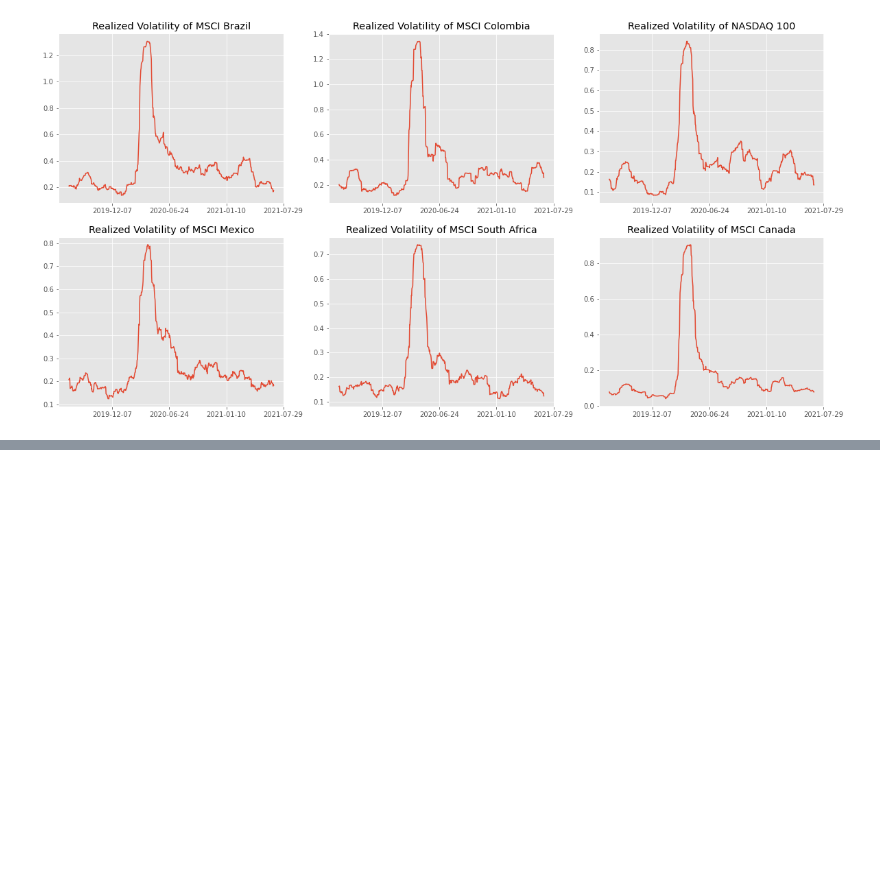
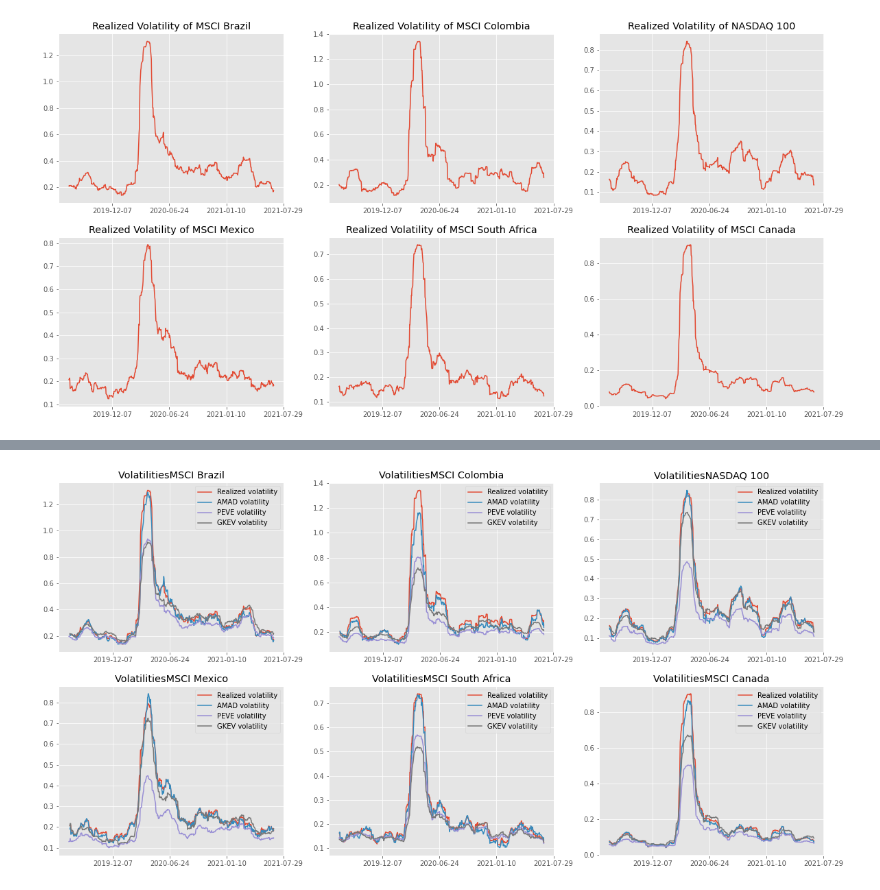
Before and after one commit to andresem/VolatilityForecasting, a Jupyter notebook: VolatilityForecasting.ipynb, the cells around one changed output, grey strips where cells are left out. Saved outputs shown, nothing was run; the diff lists cells and outputs as text; code cells hidden in the pictures; blank space fills up the shorter version.

```diff
--- a/VolatilityForecasting.ipynb
+++ b/VolatilityForecasting.ipynb
@@ -145,0 +156,36 @@ The implied volatility model used is:
+# %%
+def amad(data, n):
+  volatilities = []
+  returns = log_return(data).dropna()
+  for local_returns in returns.rolling(window = n):
+    volatilities.append(sqrt(252*np.pi/2)*1/n*sum(abs((local_returns - local_returns.mean()))))
+  return pd.Series(volatilities[n-1:], index = returns[n-1:].index)
+
+def peve(data, n):
+  volatilities = []
+  for local_data in data.rolling(window = n):
+    volatilities.append(sqrt(252/n*sum(1/(4*np.log(2))*(np.log(local_data.High/local_data.Low)**2))))
+  return pd.Series(volatilities[n-1:], index = data[n-1:].index)
+
+def gkev(data, n):
+  volatilities = []
+  logOC = np.log(data.Open/data.Price.shift(1))
+  for local_data in data.rolling(window = n):
+    volatilities.append(sqrt(252/n*sum(logOC[local_data.index]**2 + 1/2*np.log(local_data.High/local_data.Low)**2
+                                        -(2*np.log(2)-1)*np.log(local_data.Price/local_data.Open)**2)))
+  return pd.Series(volatilities[n-1:], index = data[n-1:].index).dropna()
+# %%
+fig, axs = plt.subplots(2, 3)
+
+for i in range(len(names)):
+  axs.reshape(-1)[i].plot(realized_volatility(dataframes[i], 30), label = 'Realized volatility')
+  axs.reshape(-1)[i].plot(amad(dataframes[i], 30), label = 'AMAD volatility')
+  axs.reshape(-1)[i].plot(peve(dataframes[i], 30), label = 'PEVE volatility')
+  axs.reshape(-1)[i].plot(gkev(dataframes[i], 30), label = 'GKEV volatility')
+  axs.reshape(-1)[i].legend()
+  axs.reshape(-1)[i].set_title('Volatilities' + names[i])
+  axs.reshape(-1)[i].xaxis.set_major_locator(locator)
+
+plt.show()
+# %% [output]
+[figure, added]
```
Also changed, not shown: parts of 1 cell of this notebook.
